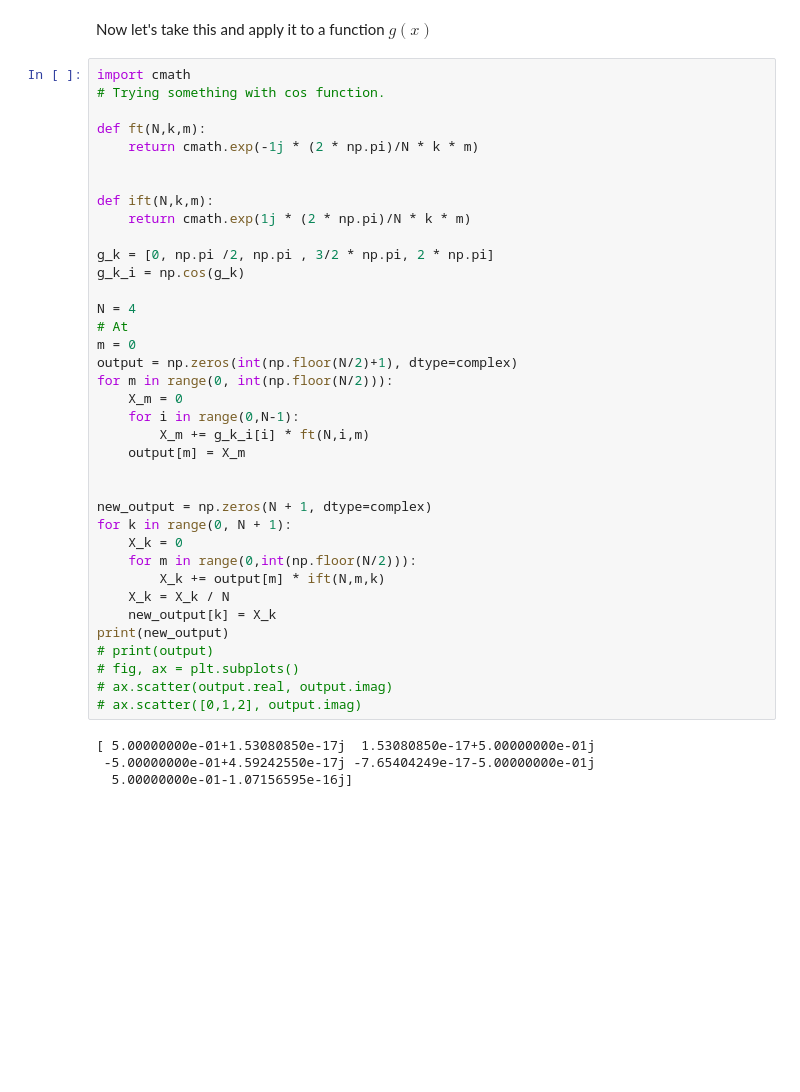
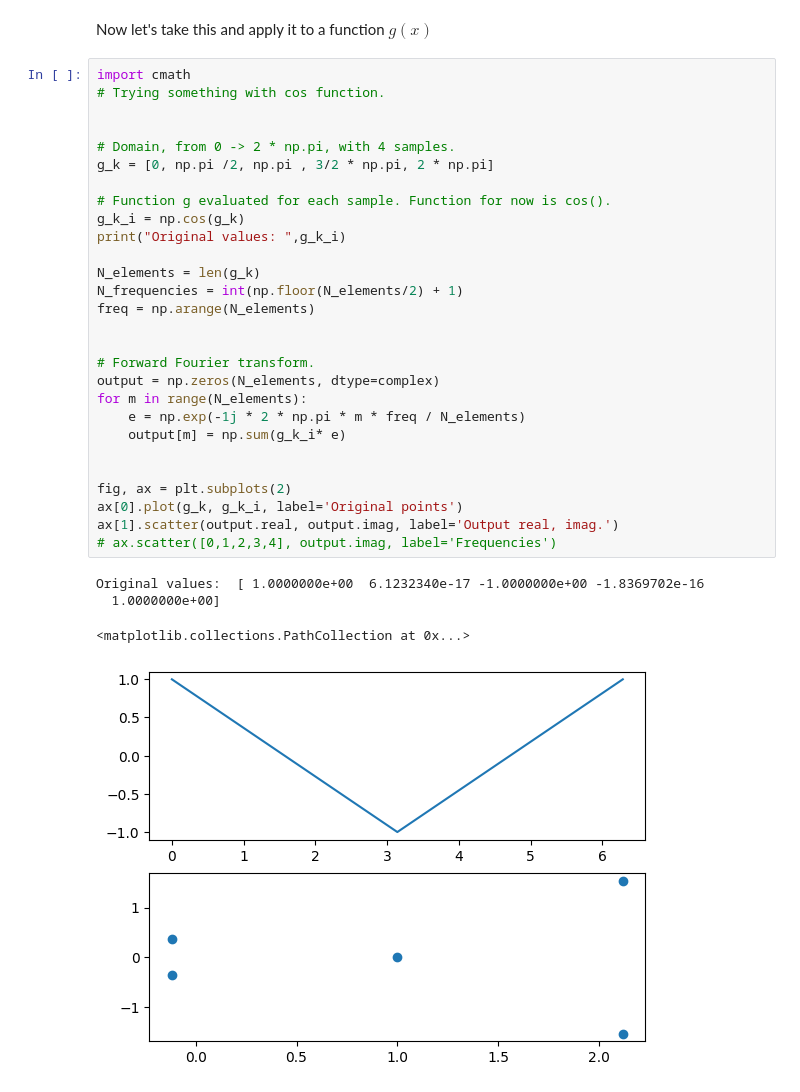
Before and after one commit to DylanReidRamelli/Bachelor-Project-2023, a Jupyter notebook: notebook/fourier.ipynb, the cells around one changed output. Saved outputs shown, nothing was run; the diff lists cells and outputs as text; blank space fills up the shorter version.

Commit message:
latest fourier

```diff
--- a/notebook/fourier.ipynb
+++ b/notebook/fourier.ipynb
@@ -194,44 +194,36 @@ Again here we can evaluate the frequencies with $N=4$ samples as:
 So as we saw before 1 and 3 repeat themselves.
 # %% [markdown]
 Now let's take this and apply it to a function $g(x)$
-# %%
-import cmath
-# Trying something with cos function.
-
-def ft(N,k,m):
-    return cmath.exp(-1j * (2 * np.pi)/N * k * m)
-
-
-def ift(N,k,m):
-    return cmath.exp(1j * (2 * np.pi)/N * k * m)
-
-g_k = [0, np.pi /2, np.pi , 3/2 * np.pi, 2 * np.pi]
-g_k_i = np.cos(g_k)
-
-N = 4
-# At
-m = 0
-output = np.zeros(int(np.floor(N/2)+1), dtype=complex)
-for m in range(0, int(np.floor(N/2))):
-    X_m = 0
-    for i in range(0,N-1):
-        X_m += g_k_i[i] * ft(N,i,m)
-    output[m] = X_m
-
-
-new_output = np.zeros(N + 1, dtype=complex)
-for k in range(0, N + 1):
-    X_k = 0
-    for m in range(0,int(np.floor(N/2))):
-        X_k += output[m] * ift(N,m,k)
-    X_k = X_k / N
-    new_output[k] = X_k
-print(new_output)
-# print(output)
-# fig, ax = plt.subplots()
-# ax.scatter(output.real, output.imag)
-# ax.scatter([0,1,2], output.imag)
-# %% [output]
-[ 5.00000000e-01+1.53080850e-17j  1.53080850e-17+5.00000000e-01j
- -5.00000000e-01+4.59242550e-17j -7.65404249e-17-5.00000000e-01j
-  5.00000000e-01-1.07156595e-16j]
+# %%
+import cmath
+# Trying something with cos function.
+
+
+# Domain, from 0 -> 2 * np.pi, with 4 samples.
+g_k = [0, np.pi /2, np.pi , 3/2 * np.pi, 2 * np.pi]
+
+# Function g evaluated for each sample. Function for now is cos().
+g_k_i = np.cos(g_k)
+print("Original values: ",g_k_i)
+
+N_elements = len(g_k)
+N_frequencies = int(np.floor(N_elements/2) + 1)
+freq = np.arange(N_elements)
+
+
+# Forward Fourier transform.
+output = np.zeros(N_elements, dtype=complex)
+for m in range(N_elements):
+    e = np.exp(-1j * 2 * np.pi * m * freq / N_elements)
+    output[m] = np.sum(g_k_i* e)
+
+
+fig, ax = plt.subplots(2)
+ax[0].plot(g_k, g_k_i, label='Original points')
+ax[1].scatter(output.real, output.imag, label='Output real, imag.')
+# ax.scatter([0,1,2,3,4], output.imag, label='Frequencies')
+# %% [output]
+Original values:  [ 1.0000000e+00  6.1232340e-17 -1.0000000e+00 -1.8369702e-16
+  1.0000000e+00]
+<matplotlib.collections.PathCollection at 0x...>
+[figure, added]
```
Also changed, not shown: parts of 2 cells of this notebook.
